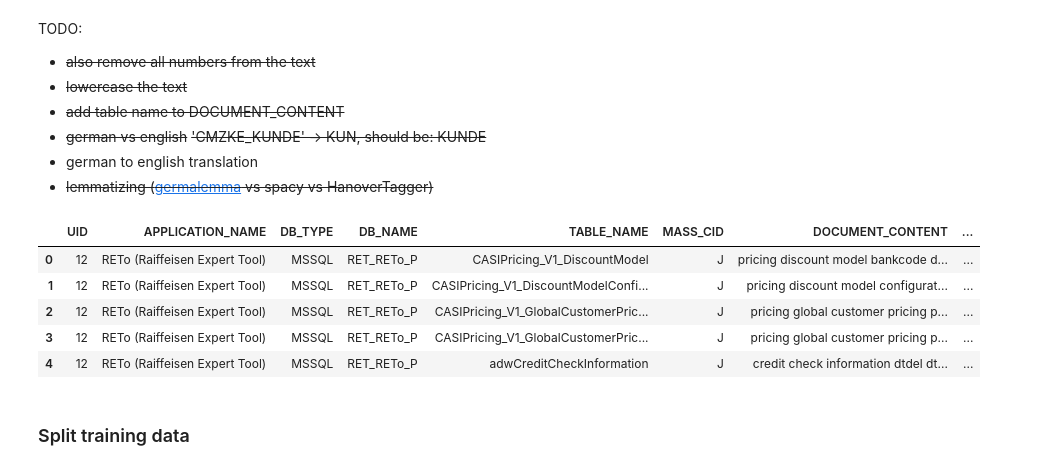
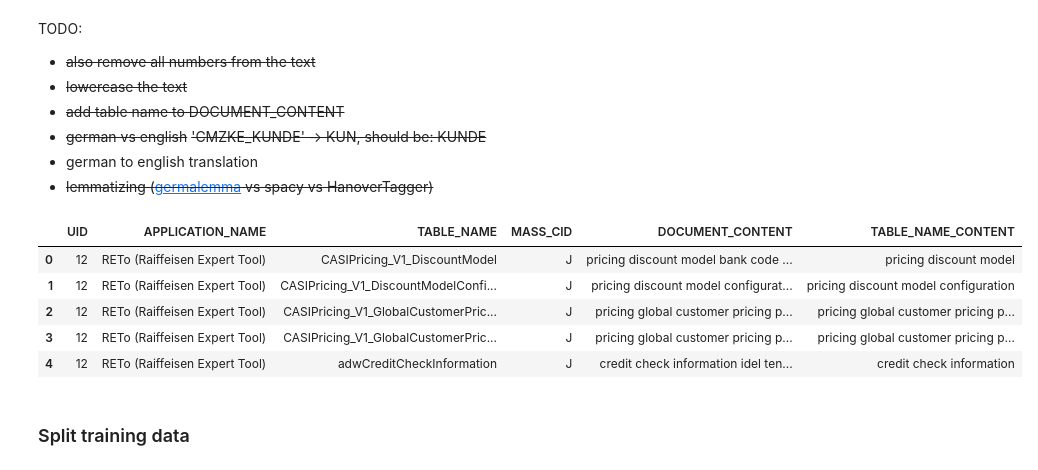
Before and after one commit to imod/ml_ta, a Jupyter notebook: rai_db_clustering.ipynb, the cells around one changed output. Cells and saved outputs as stored; diff of their text form; code cells hidden in the pictures.

```diff
--- a/rai_db_clustering.ipynb
+++ b/rai_db_clustering.ipynb
@@ -275,6 +232,9 @@ df = df[~df['TABLE_NAME'].str.lower().str.contains('flyway') # flyway schema his
 
 # drop all columns where 'LANG' is equal to 'DE'
 df = df[~df['LANG'].str.upper().str.contains('DE')]
+
+# drop unused columns
+df.drop(columns=['DB_TYPE', 'DB_NAME', 'SCHEMA', 'DATA_TYPE'], inplace=True)
 # %%
 display(df.head())
 # %% [output]
@@ -296,15 +256,6 @@ TODO:
 # %%
 import re
 from textblob import Word
-from HanTa import HanoverTagger as ht
-from translate import Translator
-
-translator = Translator(from_lang='en', to_lang='de')
-tagger = ht.HanoverTagger('morphmodel_ger.pgz')
-
-def lemmatizeGerman(word):
-    lemma = tagger.analyze(word)
-    return lemma[0]
 
 def isShortWord(word):
     if len(word) > 3:
@@ -314,54 +265,52 @@ def isShortWord(word):
 # noramlizes the text by:
 # - Removes special characters
 # - Remove numbers
+# - Split the text into words
 # - Remove short words
 # - Lemmatise words
 # - Lowercase the text
-# - Split the text into words
 def splitToWordsAndFilter(x):
     if pd.notnull(x) and x:
-        # remove special characters and replace them with ' '
+
+        # remove numbers and special characters, replace them with ' '
         x = re.sub(r'[^a-zA-Z]', ' ', x)
-        words = []
-        if isGerman(x):
-            # as we don't have a german splitter, we split by ' ' and lemmatize the words
-            words = x.split(' ')
-            words = [lemmatizeGerman(word) for word in words if isShortWord(word)]
-        else:
-            # split the words using wordninja and lemmatize the words
-            words = wordninja.split(x)
-            words = [Word(word).lemmatize() for word in words if isShortWord(word)]
 
+        # split the words using wordninja
+        words = wordninja.split(x)
+        # lemmatize and filter short words
+        words = [Word(word).lemmatize() for word in words if isShortWord(word)]
+
+        # lowercase the whole text
         return ' '.join(words).lower()
     return ''
 
 # split the column names
 df['DOCUMENT_CONTENT'] = df['COLUMN_NAME'].apply(
     lambda x: splitToWordsAndFilter(x)
 )
 
-# - Concatenate 'COLUMN_NAME' values for rows with the same 'DB_NAME'/'TABLE_NAME' combination
+# - Concatenate 'COLUMN_NAME' values for rows with the same 'UID'/'APPLICATION_NAME'/'TABLE_NAME' combination
 # - lowercase the text
-df_grouped = df.groupby(['UID', 'APPLICATION_NAME', 'DB_TYPE', 'DB_NAME', 'TABLE_NAME', 'MASS_CID'])['DOCUMENT_CONTENT'].agg(
+df_grouped = df.groupby(['UID', 'APPLICATION_NAME', 'TABLE_NAME', 'MASS_CID'])['DOCUMENT_CONTENT'].agg(
     lambda x: ' '.join(x)
 ).reset_index()
 
 
 df_grouped['TABLE_NAME_CONTENT'] = df_grouped['TABLE_NAME'].apply(
     lambda x: splitToWordsAndFilter(x)
 )
 
 df_grouped['DOCUMENT_CONTENT'] = df_grouped['TABLE_NAME_CONTENT'] + ' ' + df_grouped['DOCUMENT_CONTENT']
 
 
 display(df_grouped.head())
 # %% [output]
-|  | UID | APPLICATION_NAME | DB_TYPE | DB_NAME | TABLE_NAME | MASS_CID | DOCUMENT_CONTENT | ... |
-| 0 | 12 | RETo (Raiffeisen Expert Tool) | MSSQL | RET_RETo_P | CASIPricing_V1_DiscountModel | J | pricing discount model bankcode d... | ... |
-| 1 | 12 | RETo (Raiffeisen Expert Tool) | MSSQL | RET_RETo_P | CASIPricing_V1_DiscountModelConfi... | J | pricing discount model configurat... | ... |
-| 2 | 12 | RETo (Raiffeisen Expert Tool) | MSSQL | RET_RETo_P | CASIPricing_V1_GlobalCustomerPric... | J | pricing global customer pricing p... | ... |
-| 3 | 12 | RETo (Raiffeisen Expert Tool) | MSSQL | RET_RETo_P | CASIPricing_V1_GlobalCustomerPric... | J | pricing global customer pricing p... | ... |
-| 4 | 12 | RETo (Raiffeisen Expert Tool) | MSSQL | RET_RETo_P | adwCreditCheckInformation | J | credit check information dtdel dt... | ... |
+|  | UID | APPLICATION_NAME | TABLE_NAME | MASS_CID | DOCUMENT_CONTENT | TABLE_NAME_CONTENT |
+| 0 | 12 | RETo (Raiffeisen Expert Tool) | CASIPricing_V1_DiscountModel | J | pricing discount model bank code ... | pricing discount model |
+| 1 | 12 | RETo (Raiffeisen Expert Tool) | CASIPricing_V1_DiscountModelConfi... | J | pricing discount model configurat... | pricing discount model configuration |
+| 2 | 12 | RETo (Raiffeisen Expert Tool) | CASIPricing_V1_GlobalCustomerPric... | J | pricing global customer pricing p... | pricing global customer pricing p... |
+| 3 | 12 | RETo (Raiffeisen Expert Tool) | CASIPricing_V1_GlobalCustomerPric... | J | pricing global customer pricing p... | pricing global customer pricing p... |
+| 4 | 12 | RETo (Raiffeisen Expert Tool) | adwCreditCheckInformation | J | credit check information idel ten... | credit check information |
 # %%
 # write a CSV with the table names and their split names for the further manual analysis
 df_grouped[['TABLE_NAME', 'TABLE_NAME_CONTENT', 'APPLICATION_NAME', 'MASS_CID']].to_csv('table_name_content.csv', index=False)
```
Also changed, not shown: parts of 31 cells of this notebook, 2 other files.
